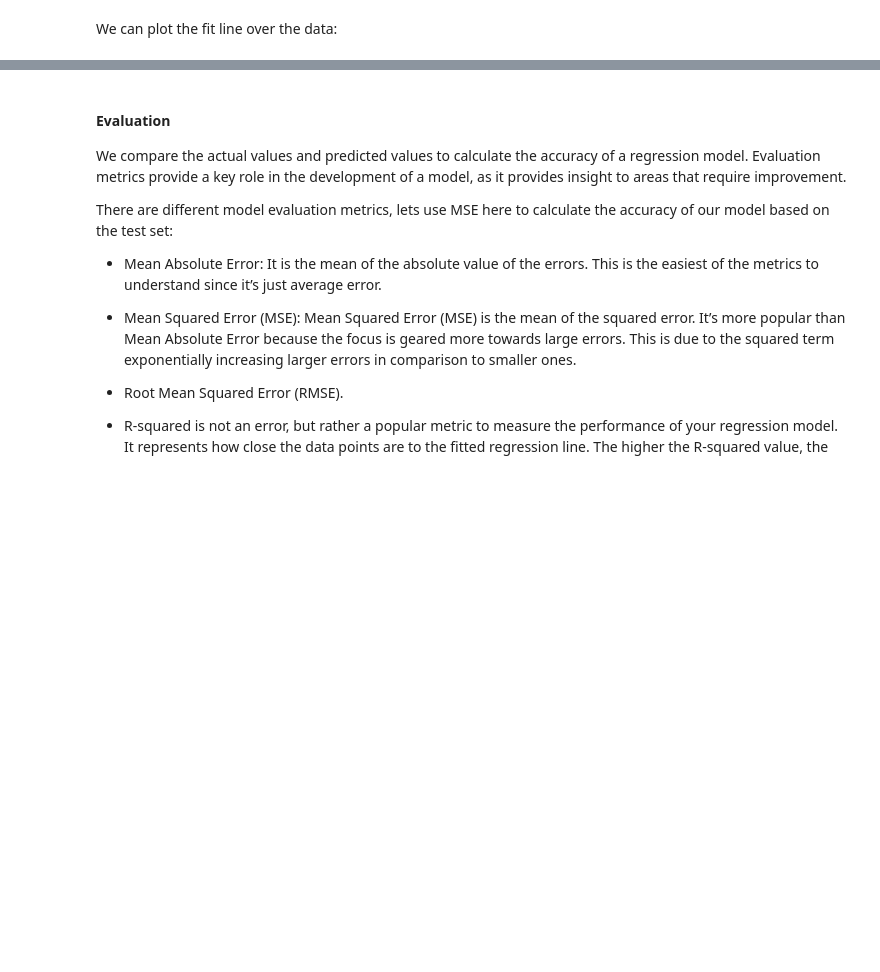
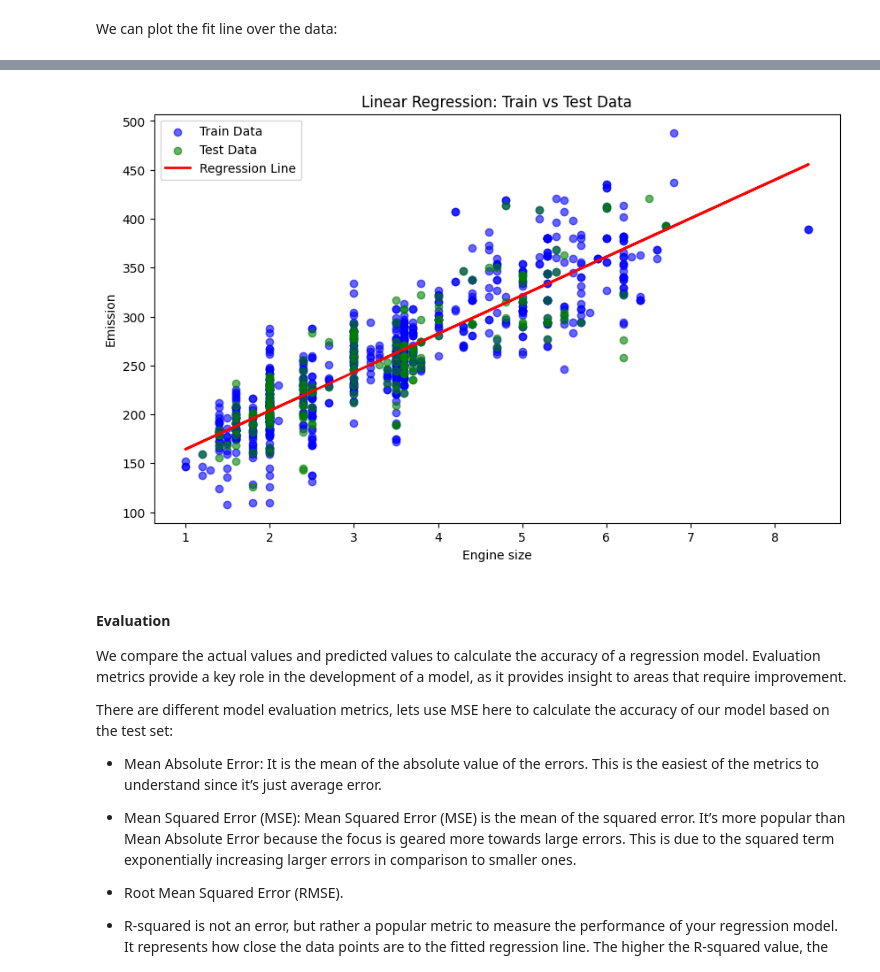
Before and after one commit to KhaldiDataPanda/AI-BootCamp, a Jupyter notebook: 2- Notebooks/2- Basics of ML/Module 1-Reg-Simple-Linear-Regression-Co2.ipynb, the cells around one changed output, grey strips where cells are left out. Saved outputs shown, nothing was run; the diff lists cells and outputs as text; code cells hidden in the pictures; blank space fills up the shorter version.

```diff
--- a/2- Notebooks/2- Basics of ML/Module 1-Reg-Simple-Linear-Regression-Co2.ipynb
+++ b/2- Notebooks/2- Basics of ML/Module 1-Reg-Simple-Linear-Regression-Co2.ipynb
@@ -167,3 +245,15 @@ Text(0, 0.5, 'Emission')
+# %%
+plt.figure(figsize=(10, 6))
+plt.scatter(train.ENGINESIZE, train.CO2EMISSIONS, color='blue', label='Train Data', alpha=0.6)
+plt.scatter(test.ENGINESIZE, test.CO2EMISSIONS, color='green', label='Test Data', alpha=0.6)
+plt.plot(train_x, regr.coef_[0][0]*train_x + regr.intercept_[0], '-r', linewidth=2, label='Regression Line')
+plt.xlabel("Engine size")
+plt.ylabel("Emission")
+plt.legend()
+plt.title("Linear Regression: Train vs Test Data")
+plt.show()
+# %% [output]
+[figure, added]
 # %% [markdown]
 #### Evaluation
 
```
Also changed, not shown: parts of 13 cells of this notebook.
